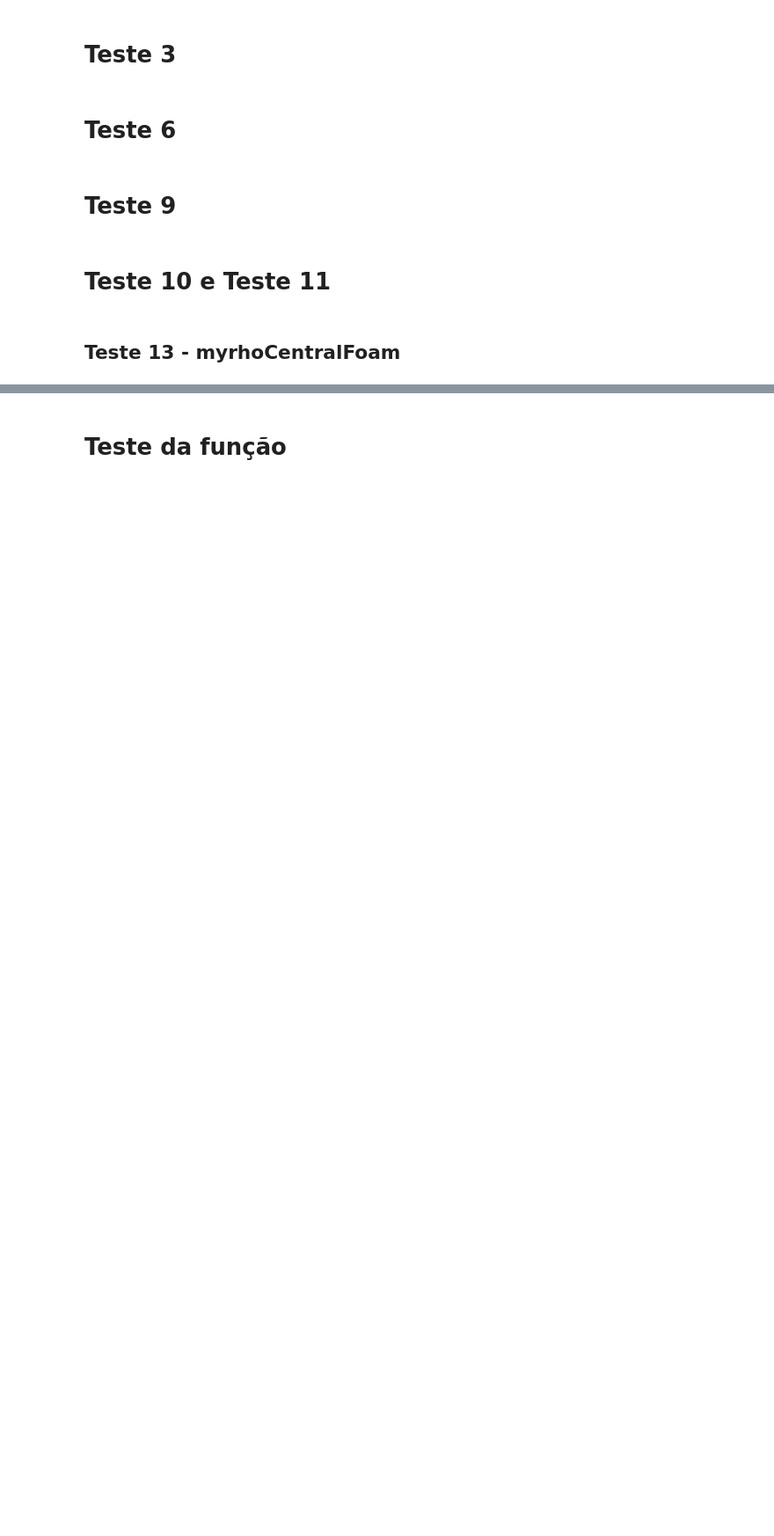
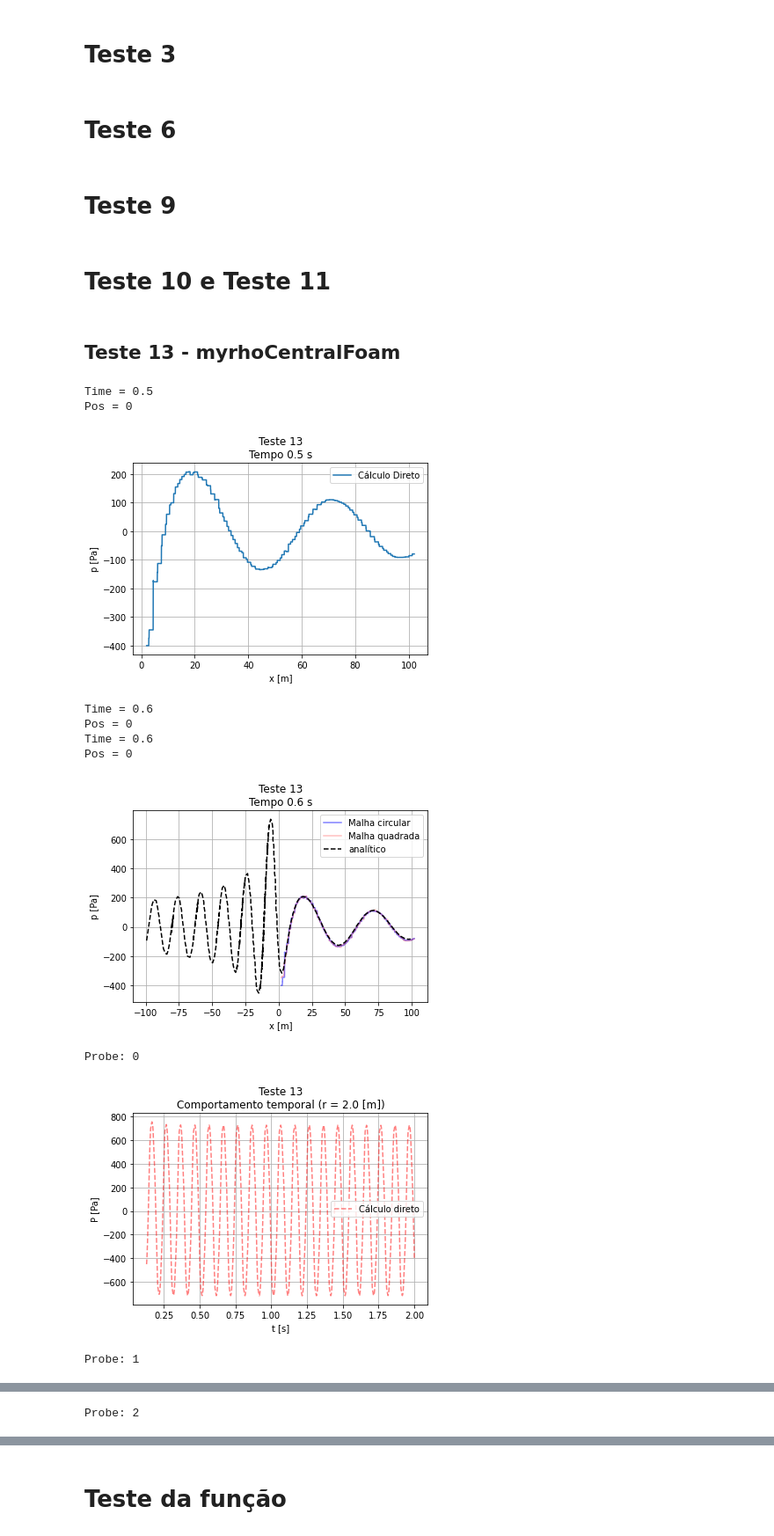
Before and after one commit to Widmark-Kaue/post-process-monopole, a Jupyter notebook: monopoleFlow.ipynb, the cells around one changed output, grey strips where cells are left out. Shown: that part at 88% size. Drawn from its saved outputs; the diff is of its cells as text; code cells hidden in the pictures; blank space fills up the shorter version.

```diff
--- a/monopoleFlow.ipynb
+++ b/monopoleFlow.ipynb
@@ -88,8 +88,9 @@ for i in T:
 ## Teste 13 - myrhoCentralFoam
 # %%
 import numpy as np
-import wave as wv
+import src.wave as wv
 import matplotlib.pyplot as plt
+from pathlib import Path
 
 # Comportamento espacial - t = 0.5
 pSim,_,_ = wv.importData('mycentralT13', time = 0.5, case = 'monopoleFlow')
@@ -104,32 +105,48 @@ plt.legend()
 plt.show()
 
 # Comportamento espacial - t = 2
 pSim,_,_ = wv.importData('mycentralT13', time = 0.6, case = 'monopoleFlow')
 pSim2,_,_= wv.importData('mycentralT14', time = 0.6, case = 'monopoleFlow')
+xa, pAna = np.loadtxt(Path('data','analitic_solution.dat'), unpack=True)
+
 x = np.linspace(2,102,len(pSim))
 
-plt.plot(x,pSim, 'b',label = 'Malha circular')
-plt.plot(x,pSim2,'r' ,label = 'Malha quadrada')
+plt.plot(x,pSim, 'b',label = 'Malha circular', alpha = 0.5)
+plt.plot(x,pSim2,'r' ,label = 'Malha quadrada', alpha = 0.25)
+plt.plot(xa, pAna,'k--',label = 'analítico')
+
 plt.xlabel('x [m]')
 plt.ylabel('p [Pa]')
 plt.title('Teste 13\nTempo 0.6 s')
 plt.grid()
 plt.legend()
 plt.show()
 
 # Comportamento temporal
 microphone = np.linspace(2,102, 11)
 for m in range(len(microphone)):
     SIM,_,_ = wv.importData('mycentralT13', case = 'monopoleFlow', probe=m)
 
     ti = f'Teste 13\nComportamento temporal (r = {round(microphone[m],2)} [m])'
 
     plt.plot(SIM[0], SIM[1], 'r--', label = 'Cálculo direto', alpha = 0.5)
 
     plt.xlabel('t [s]')
     plt.ylabel('P [Pa]')
     plt.title(ti)
 
     plt.legend()
     plt.grid()
     plt.show()
+# %% [output]
+Time = 0.5
+Pos = 0
+[figure, added]
+Time = 0.6
+Pos = 0
+Time = 0.6
+Pos = 0
+[figure, added]
+Probe: 0
+[figure, added]
+Probe: 1
@@ -135,0 +154 @@ for m in range(len(microphone)):
+Probe: 2
```
Also changed, not shown: parts of 2 cells of this notebook.
